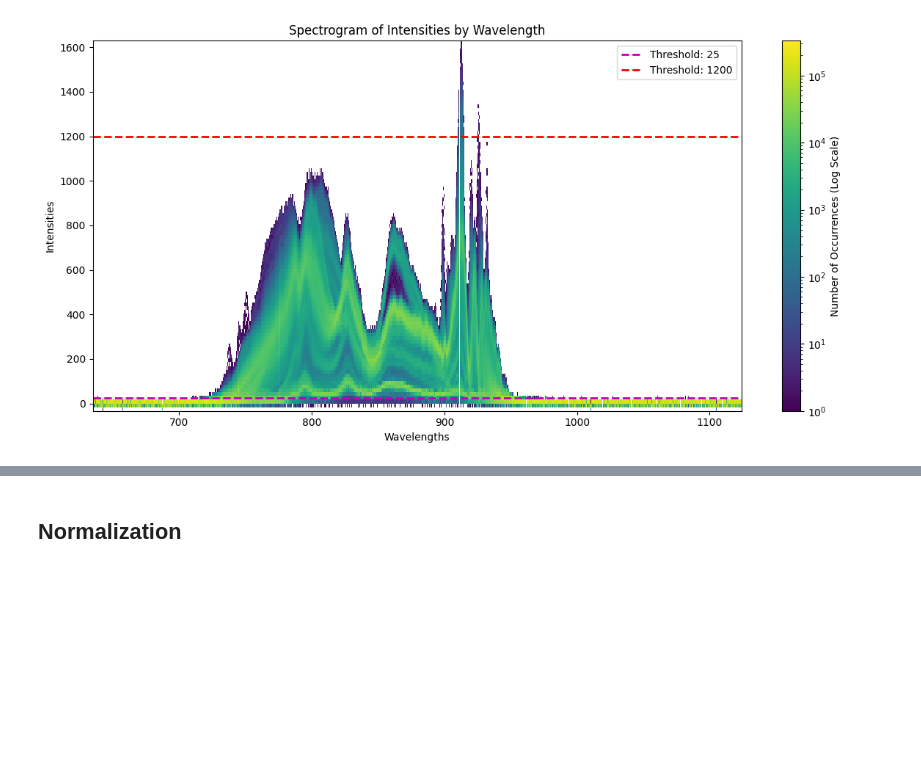
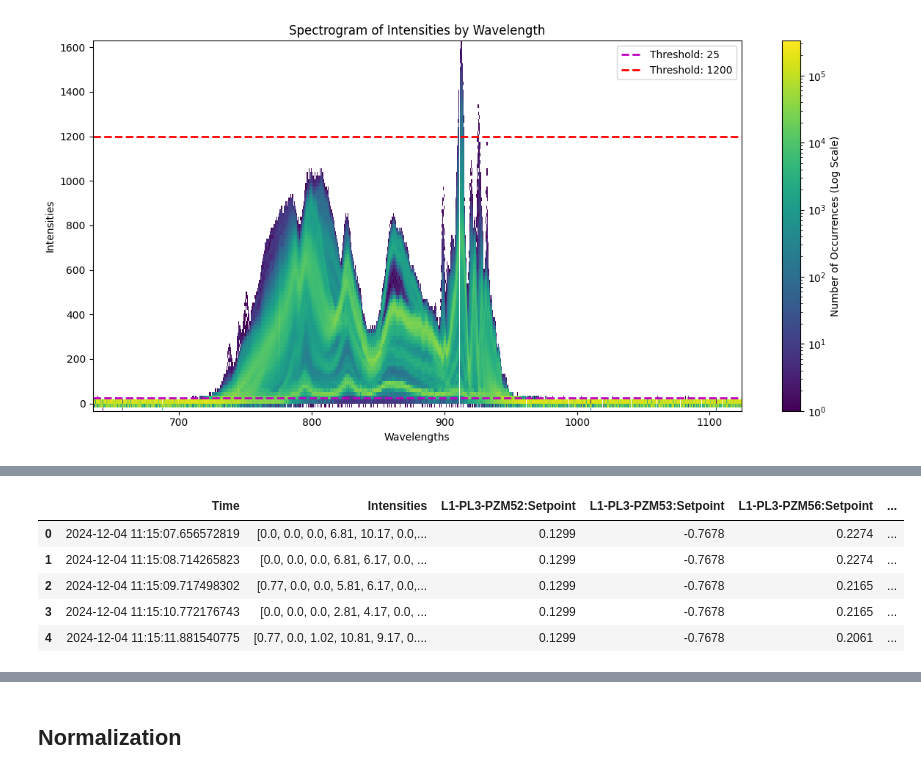
Before and after one commit to akapitanova/master_thesis, a Jupyter notebook: preprocessing/Normalization.ipynb, the cells around one changed output, grey strips where cells are left out. Drawn from its saved outputs; the diff is of its cells as text; code cells hidden in the pictures; blank space fills up the shorter version.

```diff
--- a/preprocessing/Normalization.ipynb
+++ b/preprocessing/Normalization.ipynb
@@ -249,0 +272,10 @@ upper_bound_int = 1200
+# %%
+data_test_clipped['Intensities'] = data_test_clipped['Intensities'].apply(lambda x: clip_lower_to_zero(x, 0))
+data_test_clipped.head()
+# %% [output]
+|  | Time | Intensities | L1-PL3-PZM52:Setpoint | L1-PL3-PZM53:Setpoint | L1-PL3-PZM56:Setpoint | ... |
+| 0 | 2024-12-04 11:15:07.656572819 | [0.0, 0.0, 0.0, 6.81, 10.17, 0.0,... | 0.1299 | -0.7678 | 0.2274 | ... |
+| 1 | 2024-12-04 11:15:08.714265823 | [0.0, 0.0, 0.0, 6.81, 6.17, 0.0, ... | 0.1299 | -0.7678 | 0.2274 | ... |
+| 2 | 2024-12-04 11:15:09.717498302 | [0.77, 0.0, 0.0, 5.81, 6.17, 0.0,... | 0.1299 | -0.7678 | 0.2165 | ... |
+| 3 | 2024-12-04 11:15:10.772176743 | [0.0, 0.0, 0.0, 2.81, 4.17, 0.0, ... | 0.1299 | -0.7678 | 0.2165 | ... |
+| 4 | 2024-12-04 11:15:11.881540775 | [0.77, 0.0, 1.02, 10.81, 9.17, 0.... | 0.1299 | -0.7678 | 0.2061 | ... |
```
Also changed, not shown: parts of 17 cells of this notebook, 15 other files.
